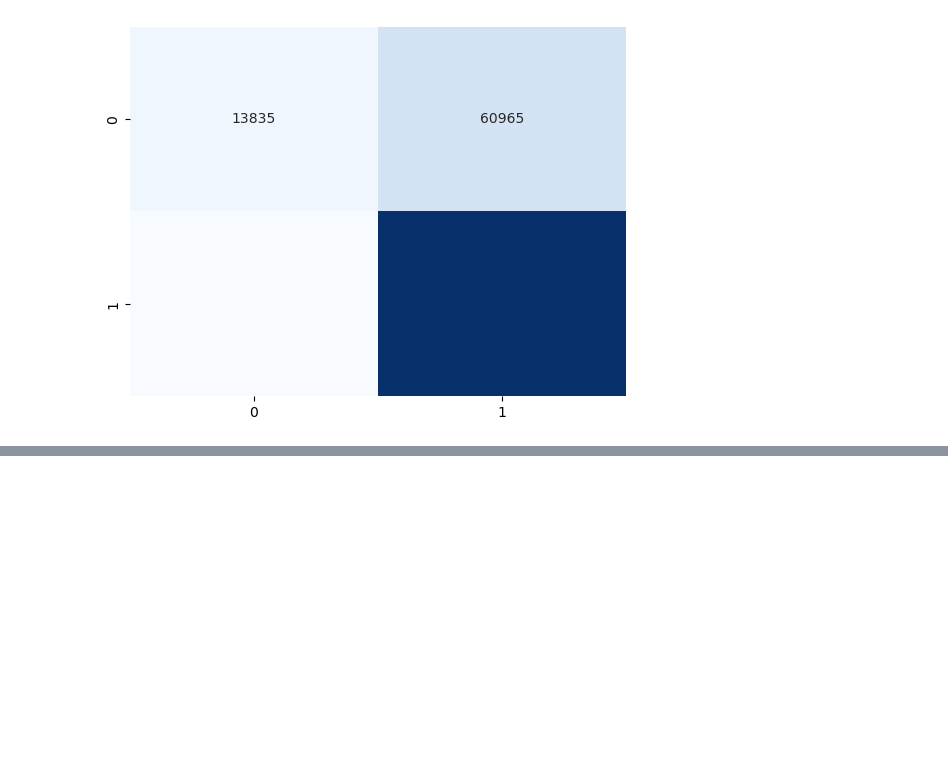
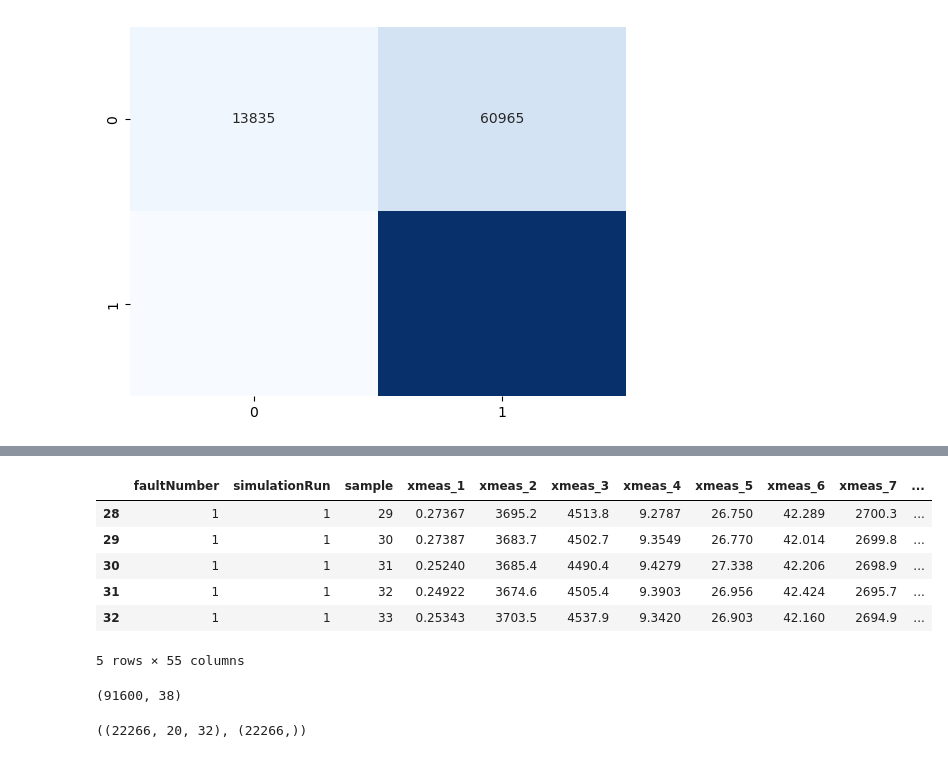
Before and after one commit to bns1808/MECE788Group1, a Jupyter notebook: main/RF and LSTM combined - TK.ipynb, the cells around one changed output, grey strips where cells are left out. Cells and saved outputs as stored; diff of their text form; code cells hidden in the pictures; blank space fills up the shorter version.

```diff
--- a/main/RF and LSTM combined - TK.ipynb
+++ b/main/RF and LSTM combined - TK.ipynb
@@ -220,0 +223,77 @@ Accuracy: 0.8398404255319148
+# %%
+# Get the index from filtered_results_df
+filtered_index = filtered_results_df.index
+
+# Filter combined_df_test using the index
+filtered_combined_df_test = combined_df_test.loc[filtered_index]
+# %% [output]
+|  | faultNumber | simulationRun | sample | xmeas_1 | xmeas_2 | xmeas_3 | xmeas_4 | xmeas_5 | xmeas_6 | xmeas_7 | ... |
+| 28 | 1 | 1 | 29 | 0.27367 | 3695.2 | 4513.8 | 9.2787 | 26.750 | 42.289 | 2700.3 | ... |
+| 29 | 1 | 1 | 30 | 0.27387 | 3683.7 | 4502.7 | 9.3549 | 26.770 | 42.014 | 2699.8 | ... |
+| 30 | 1 | 1 | 31 | 0.25240 | 3685.4 | 4490.4 | 9.4279 | 27.338 | 42.206 | 2698.9 | ... |
+| 31 | 1 | 1 | 32 | 0.24922 | 3674.6 | 4505.4 | 9.3903 | 26.956 | 42.424 | 2695.7 | ... |
+| 32 | 1 | 1 | 33 | 0.25343 | 3703.5 | 4537.9 | 9.3420 | 26.903 | 42.160 | 2694.9 | ... |
+5 rows × 55 columns
+# %%
+# Splitting the dataset into train and test sets
+train, test = train_test_split(filtered_combined_df_test, test_size=0.2, random_state=42)
+cv = pd.read_csv(r'D:\OneDrive - Alberta Innovates\school\machine learning - 788\final project\cv.csv', on_bad_lines='skip')
+
+# Removing faults 3, 9, and 15
+tr = train.drop(train[(train.faultNumber == 3) | (train.faultNumber == 9) | (train.faultNumber == 15)].index).reset_index()
+ts = test.drop(test[(test.faultNumber == 3) | (test.faultNumber == 9) | (test.faultNumber == 15)].index).reset_index()
+cv_ = cv.drop(cv[(cv.faultNumber == 3) | (cv.faultNumber == 9) | (cv.faultNumber == 15)].index).reset_index()
+
+# Map fault numbers to a new continuous range
+mapping = {0:0, 1:1, 2:2, 4:3, 5:4, 6:5, 7:6, 8:7, 10:8, 11:9, 12:10, 13:11, 14:12, 16:13, 17:14, 18:15, 19:16, 20:17}
+tr['mappedFaultNumber'] = tr['faultNumber'].map(mapping)
+ts['mappedFaultNumber'] = ts['faultNumber'].map(mapping)
+cv_['mappedFaultNumber'] = cv_['faultNumber'].map(mapping)
+
+ # Column names to drop
+columns_to_drop = tr.columns[27:46]
+
+# Drop the columns from the dataframes
+cv_.drop(cv.columns[0], axis=1, inplace=True)
+tr.drop(columns_to_drop, axis=1, inplace=True)
+ts.drop(columns_to_drop, axis=1, inplace=True)
+cv_.drop(columns_to_drop, axis=1, inplace=True)
+# %% [output]
+(91600, 38)
+# %%
+def SlidingWindow(df, w, s):
+    X = []
+    Y = []
+    for i in range(0, len(df)-w+1, s):
+        x = np.array(df.iloc[i:i+w, 5:-1])  # Selecting features from xmeas_1 to xmv_11
+        y = df.iloc[i+w-1, -1]  # Selecting the target value (mappedFaultNumber) from the last column
+        X.append(x)
+        Y.append(y)
+    X = np.array(X)
+    Y = np.array(Y)
+    return X, Y
+
+# Initialize window size and step size
+w = 20
+s = 10
+
+# Initialize lists for storing the data
+X_train = []
+Y_train = []
+
+# Adjust the loop for the correct number of simulation runs
+for j in range(0, 18):  # Iterating correctly from 0 to 17
+    max_runs = 40 if j == 0 else 25  # Assuming faultNumber 0 is fault-free
+    for i in range(1, max_runs + 1):  # Iterate over the correct number of simulation runs
+        df = tr[(tr['mappedFaultNumber'] == j) & (tr['simulationRun'] == i)]
+        x_temp, y_temp = SlidingWindow(df, w, s)
+        X_train.extend(x_temp)
+        Y_train.extend(y_temp)
+
+# Convert X and Y to numpy arrays and reshape X for LSTM
+X_train = np.array(X_train)
+Y_train = np.array(Y_train)
+X_train = X_train.reshape(-1, w, X_train.shape[-1])
+X_train.shape, Y_train.shape
+# %% [output]
+((22266, 20, 32), (22266,))
```
Also changed, not shown: parts of 10 cells of this notebook.
